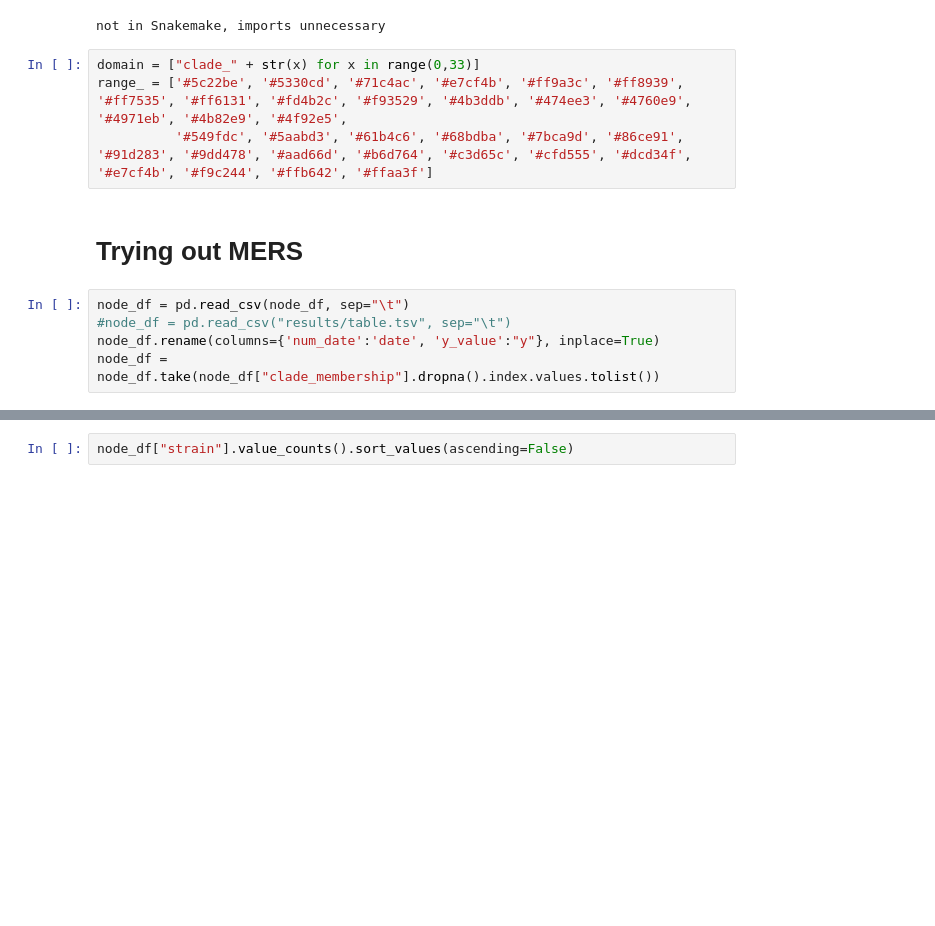
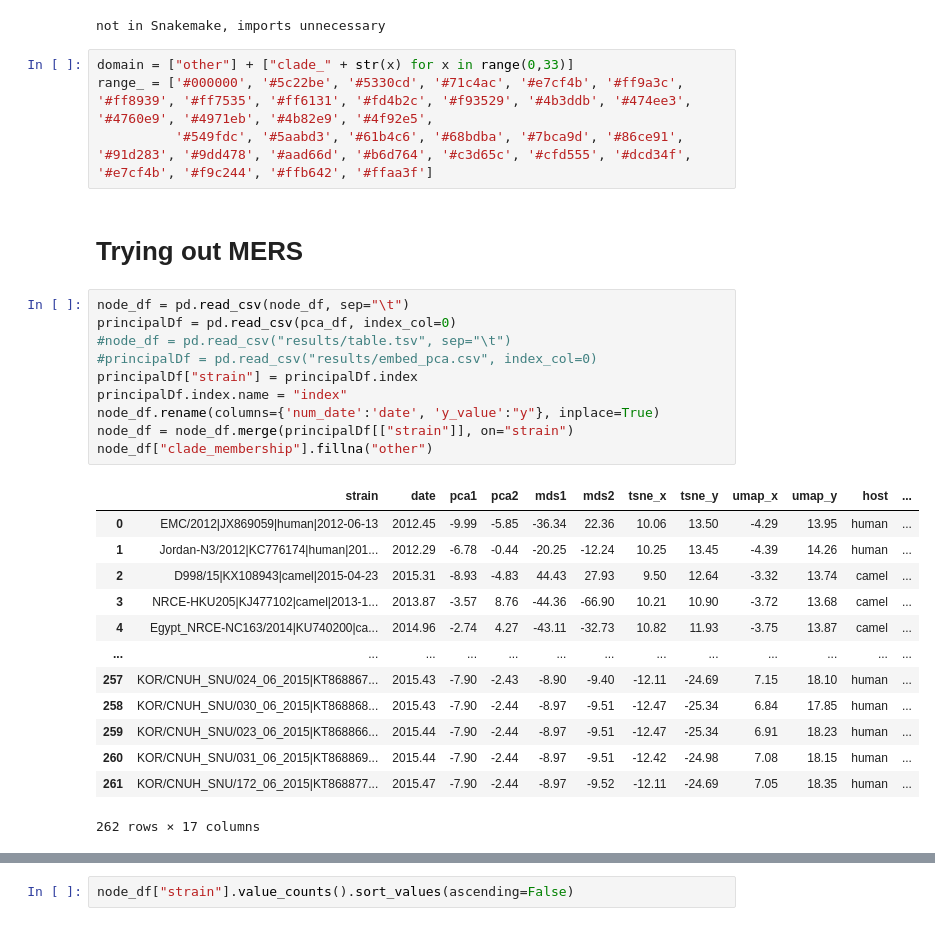
Before and after one commit to blab/cartography, a Jupyter notebook: mers-nextstrain/FinalNotebookMers09-05-2020.ipynb, the cells around one changed output, grey strips where cells are left out. Saved outputs shown, nothing was run; the diff lists cells and outputs as text; blank space fills up the shorter version.

```diff
--- a/mers-nextstrain/FinalNotebookMers09-05-2020.ipynb
+++ b/mers-nextstrain/FinalNotebookMers09-05-2020.ipynb
@@ -80,13 +80,32 @@ except:
 # %% [output]
 not in Snakemake, imports unnecessary
 # %%
-domain = ["clade_" + str(x) for x in range(0,33)]
-range_ = ['#5c22be', '#5330cd', '#71c4ac', '#e7cf4b', '#ff9a3c', '#ff8939', '#ff7535', '#ff6131', '#fd4b2c', '#f93529', '#4b3ddb', '#474ee3', '#4760e9', '#4971eb', '#4b82e9', '#4f92e5',
+domain = ["other"] + ["clade_" + str(x) for x in range(0,33)]
+range_ = ['#000000', '#5c22be', '#5330cd', '#71c4ac', '#e7cf4b', '#ff9a3c', '#ff8939', '#ff7535', '#ff6131', '#fd4b2c', '#f93529', '#4b3ddb', '#474ee3', '#4760e9', '#4971eb', '#4b82e9', '#4f92e5',
           '#549fdc', '#5aabd3', '#61b4c6', '#68bdba', '#7bca9d', '#86ce91', '#91d283', '#9dd478', '#aad66d', '#b6d764', '#c3d65c', '#cfd555', '#dcd34f', '#e7cf4b', '#f9c244', '#ffb642', '#ffaa3f']
 # %% [markdown]
 # Trying out MERS
 # %%
 node_df = pd.read_csv(node_df, sep="\t")
+principalDf = pd.read_csv(pca_df, index_col=0)
 #node_df = pd.read_csv("results/table.tsv", sep="\t")
+#principalDf = pd.read_csv("results/embed_pca.csv", index_col=0)
+principalDf["strain"] = principalDf.index
+principalDf.index.name = "index"
 node_df.rename(columns={'num_date':'date', 'y_value':"y"}, inplace=True)
-node_df = node_df.take(node_df["clade_membership"].dropna().index.values.tolist())
+node_df = node_df.merge(principalDf[["strain"]], on="strain")
+node_df["clade_membership"].fillna("other")
+# %% [output]
+|  | strain | date | pca1 | pca2 | mds1 | mds2 | tsne_x | tsne_y | umap_x | umap_y | host | ... |
+| 0 | EMC/2012|JX869059|human|2012-06-13 | 2012.45 | -9.99 | -5.85 | -36.34 | 22.36 | 10.06 | 13.50 | -4.29 | 13.95 | human | ... |
+| 1 | Jordan-N3/2012|KC776174|human|201... | 2012.29 | -6.78 | -0.44 | -20.25 | -12.24 | 10.25 | 13.45 | -4.39 | 14.26 | human | ... |
+| 2 | D998/15|KX108943|camel|2015-04-23 | 2015.31 | -8.93 | -4.83 | 44.43 | 27.93 | 9.50 | 12.64 | -3.32 | 13.74 | camel | ... |
+| 3 | NRCE-HKU205|KJ477102|camel|2013-1... | 2013.87 | -3.57 | 8.76 | -44.36 | -66.90 | 10.21 | 10.90 | -3.72 | 13.68 | camel | ... |
+| 4 | Egypt_NRCE-NC163/2014|KU740200|ca... | 2014.96 | -2.74 | 4.27 | -43.11 | -32.73 | 10.82 | 11.93 | -3.75 | 13.87 | camel | ... |
+| ... | ... | ... | ... | ... | ... | ... | ... | ... | ... | ... | ... | ... |
+| 257 | KOR/CNUH_SNU/024_06_2015|KT868867... | 2015.43 | -7.90 | -2.43 | -8.90 | -9.40 | -12.11 | -24.69 | 7.15 | 18.10 | human | ... |
+| 258 | KOR/CNUH_SNU/030_06_2015|KT868868... | 2015.43 | -7.90 | -2.44 | -8.97 | -9.51 | -12.47 | -25.34 | 6.84 | 17.85 | human | ... |
+| 259 | KOR/CNUH_SNU/023_06_2015|KT868866... | 2015.44 | -7.90 | -2.44 | -8.97 | -9.51 | -12.47 | -25.34 | 6.91 | 18.23 | human | ... |
+| 260 | KOR/CNUH_SNU/031_06_2015|KT868869... | 2015.44 | -7.90 | -2.44 | -8.97 | -9.51 | -12.42 | -24.98 | 7.08 | 18.15 | human | ... |
+| 261 | KOR/CNUH_SNU/172_06_2015|KT868877... | 2015.47 | -7.90 | -2.44 | -8.97 | -9.52 | -12.11 | -24.69 | 7.05 | 18.35 | human | ... |
+262 rows × 17 columns
```
Also changed, not shown: parts of 3 cells of this notebook, 1 other file.
